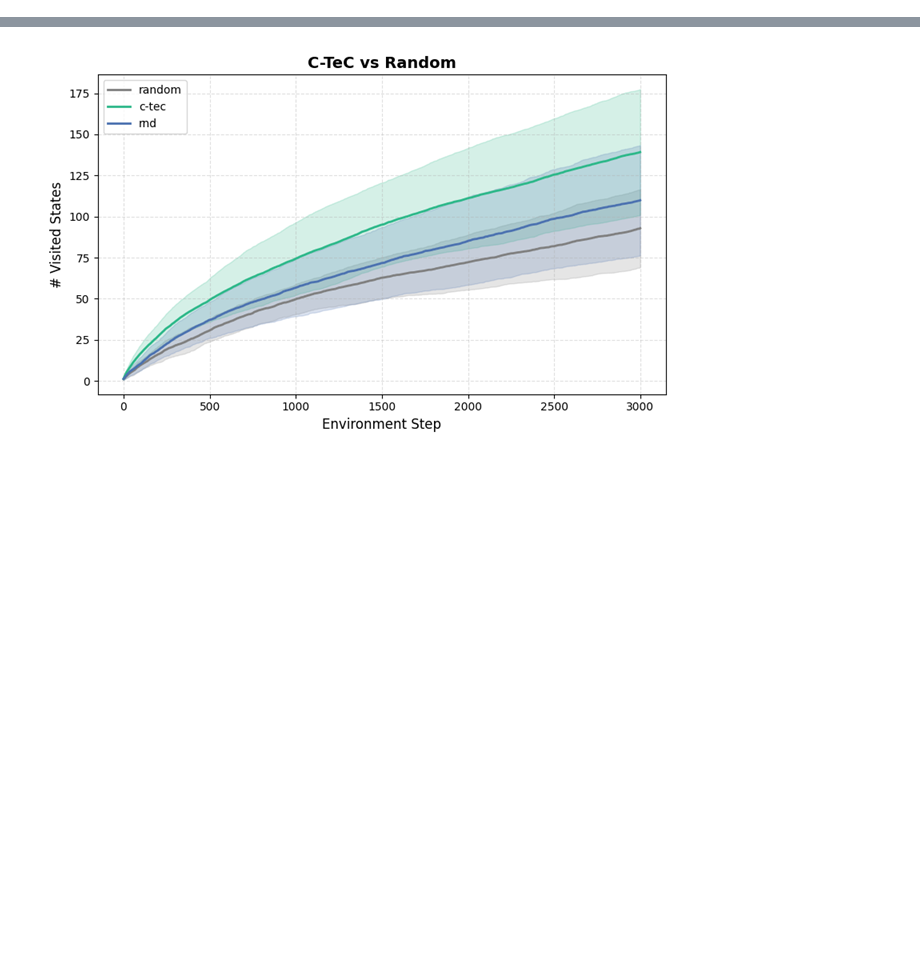
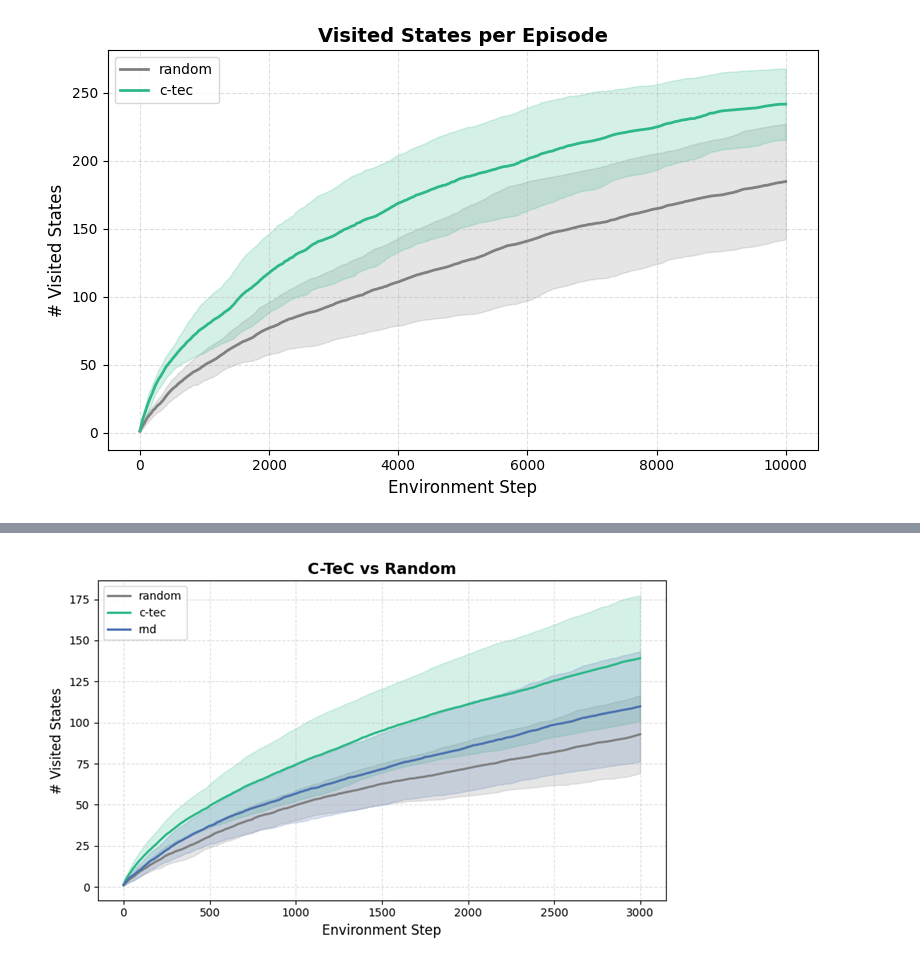
Before and after one commit to LSNoor/C-TeC, a Jupyter notebook: demo.ipynb, the cells around one changed output, grey strips where cells are left out. Cells and saved outputs as stored; diff of their text form; code cells hidden in the pictures; blank space fills up the shorter version.

```diff
--- a/demo.ipynb
+++ b/demo.ipynb
@@ -32,0 +144,11 @@ KeyboardInterrupt:
+# %%
+from c_tec.utils.visualization import plot_cumulative_coverage_comparison
+
+c_tec_evaluation_logger, c_tec_evaluation_stats = run_evaluation(method="c-tec", policy=c_tec_policy, num_episodes=num_episodes, env=evaluation_env, seed=seed, save=False, from_checkpoint=False)
+
+c_tec_trajectory_buffer = c_tec_evaluation_stats["trajectory_buffer"]
+
+buffers = {"random": random_trajectory_buffer, "c-tec": c_tec_trajectory_buffer}
+
+plot_cumulative_coverage_comparison(buffers)
+# %% [output]
@@ -32,0 +159 @@ KeyboardInterrupt:
+[figure, added]
```
Also changed, not shown: parts of 34 cells of this notebook, 11 other files.
